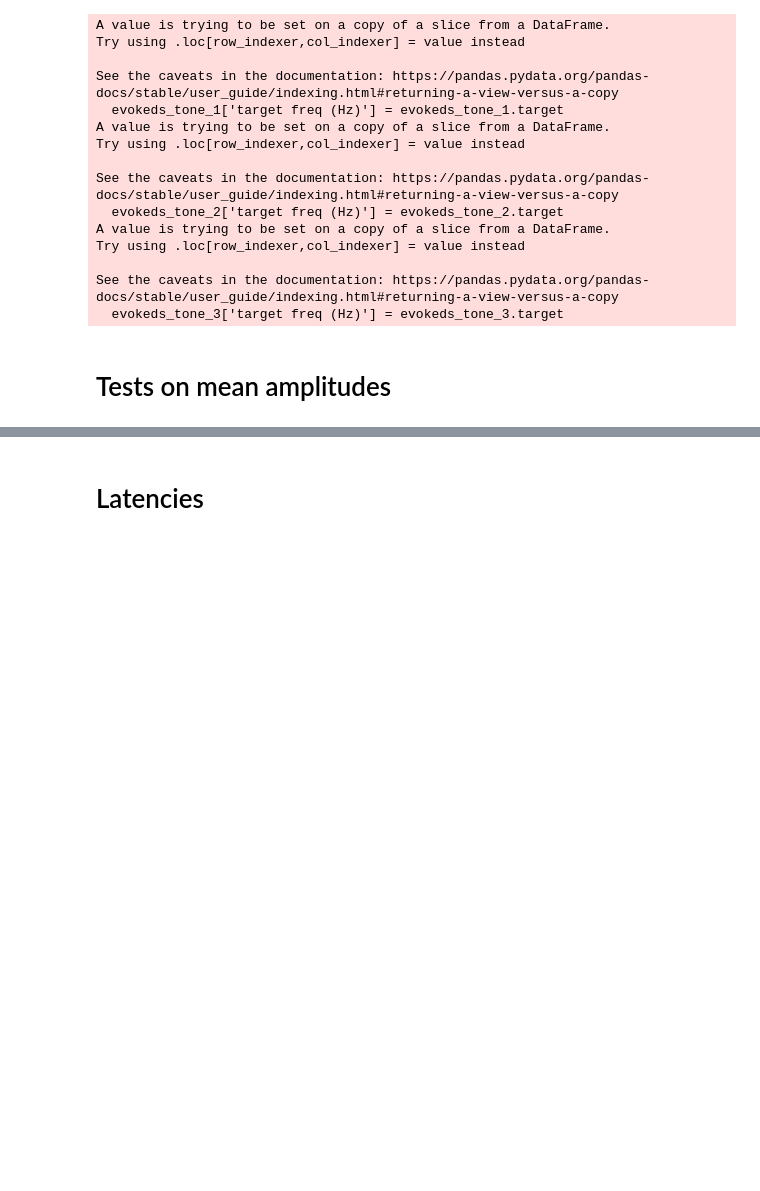
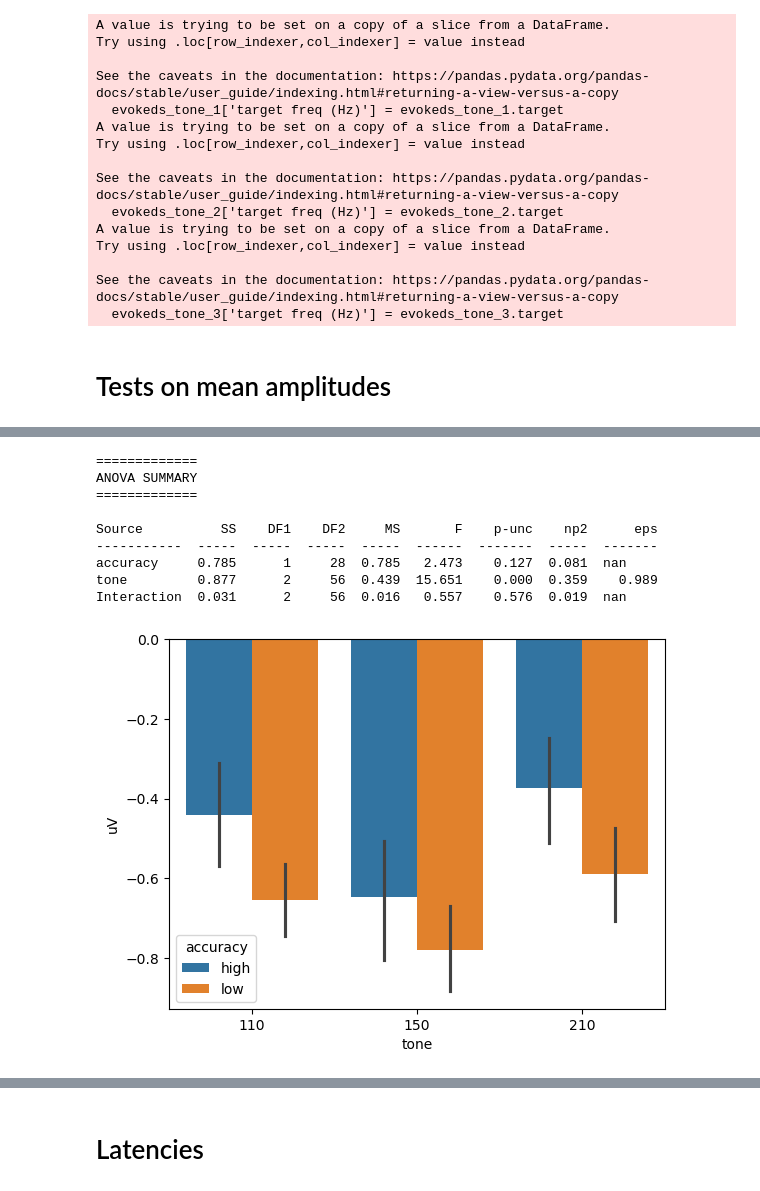
Before and after one commit to letitiayhho/expectations-ffr, a Jupyter notebook: analysis/erp-tests.ipynb, the cells around one changed output, grey strips where cells are left out. Drawn from its saved outputs; the diff is of its cells as text; code cells hidden in the pictures; blank space fills up the shorter version.

```diff
--- a/analysis/erp-tests.ipynb
+++ b/analysis/erp-tests.ipynb
@@ -338,0 +146,17 @@ stats.ttest_ind(seg_target.uV[seg_target.accuracy == 'low'], seg_target.uV[seg_t
+# %%
+# By target and accuracy
+seg_accuracy = seg.groupby(['sub', 'tone', 'target', 'accuracy'], as_index=False)['uV'].mean()
+sns.barplot(seg_accuracy, x="tone", y="uV", hue="accuracy")
+aov = seg_accuracy.mixed_anova(dv='uV', within='tone', between='accuracy', subject='sub')
+pg.print_table(aov)
+# %% [output]
+=============
+ANOVA SUMMARY
+=============
+
+Source          SS    DF1    DF2     MS       F    p-unc    np2      eps
+-----------  -----  -----  -----  -----  ------  -------  -----  -------
+accuracy     0.785      1     28  0.785   2.473    0.127  0.081  nan
+tone         0.877      2     56  0.439  15.651    0.000  0.359    0.989
+Interaction  0.031      2     56  0.016   0.557    0.576  0.019  nan
+[figure, added]
```
Also changed, not shown: parts of 40 cells of this notebook.
